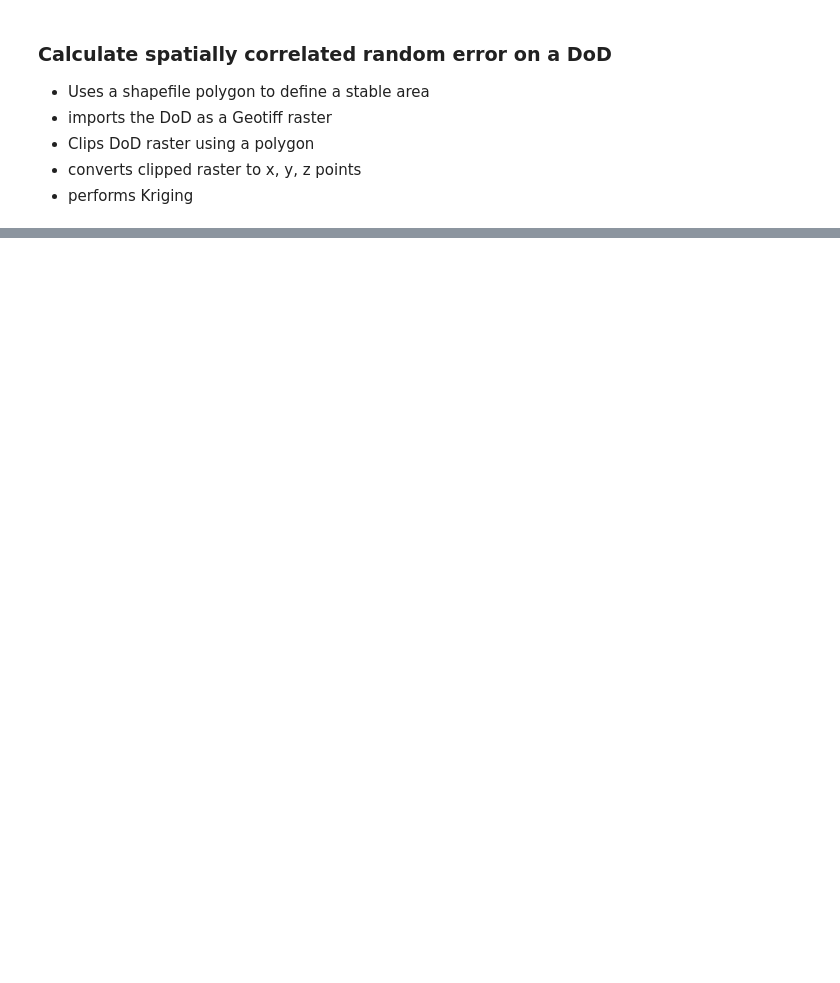
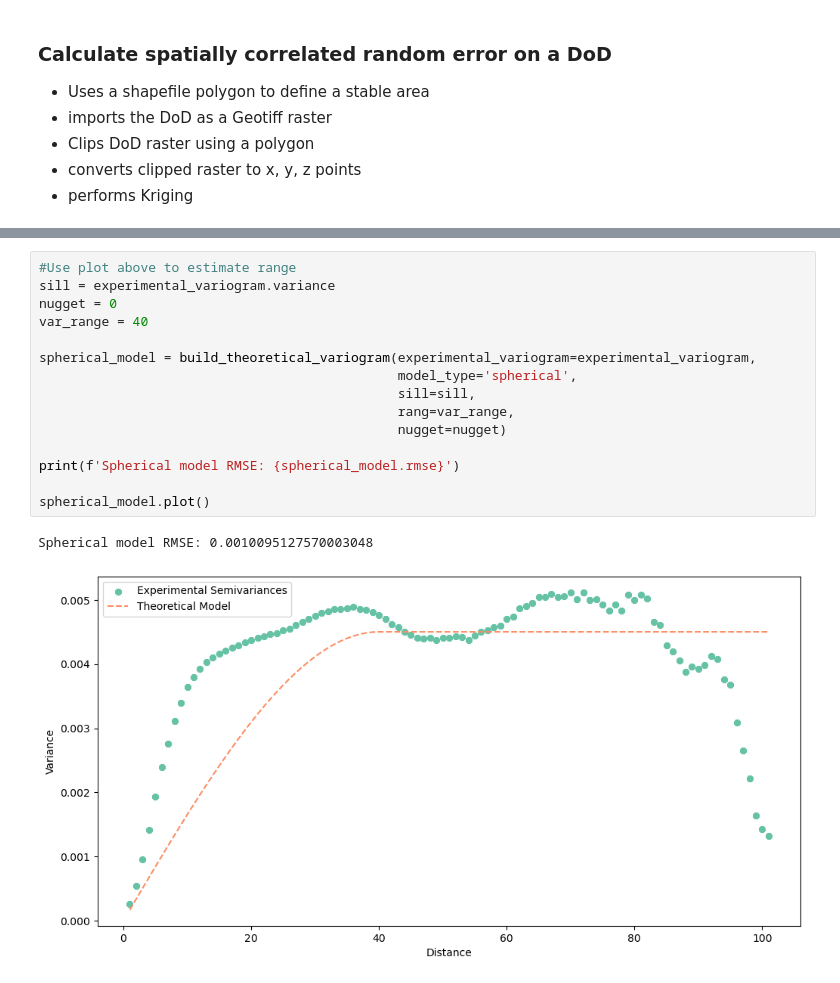
Before and after one commit to jlogan-usgs/dem-differencing, a Jupyter notebook: SpatiallyCorrelatedRandomError.ipynb, the cells around one changed output, grey strips where cells are left out. Cells and saved outputs as stored; diff of their text form; blank space fills up the shorter version.

```diff
--- a/SpatiallyCorrelatedRandomError.ipynb
+++ b/SpatiallyCorrelatedRandomError.ipynb
@@ -99,0 +136,18 @@ Nugget: 6.135545473223874e-16
+# %%
+#Use plot above to estimate range
+sill = experimental_variogram.variance
+nugget = 0
+var_range = 40
+
+spherical_model = build_theoretical_variogram(experimental_variogram=experimental_variogram,
+                                              model_type='spherical',
+                                              sill=sill,
+                                              rang=var_range,
+                                              nugget=nugget)
+
+print(f'Spherical model RMSE: {spherical_model.rmse}')
+
+spherical_model.plot()
+# %% [output]
+Spherical model RMSE: 0.0010095127570003048
+[figure, added]
```
Also changed, not shown: parts of 8 cells of this notebook.
